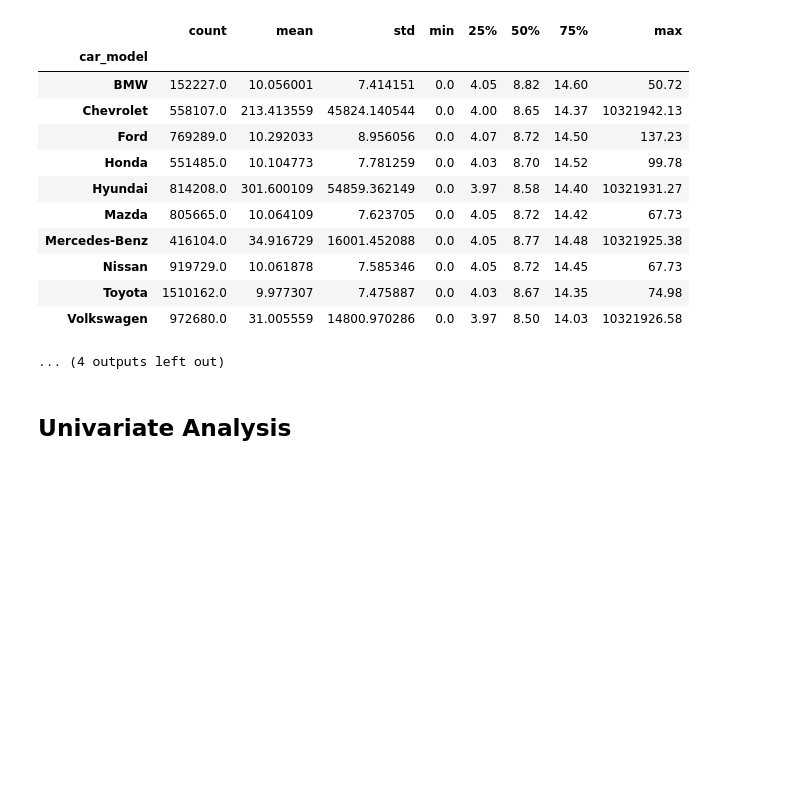
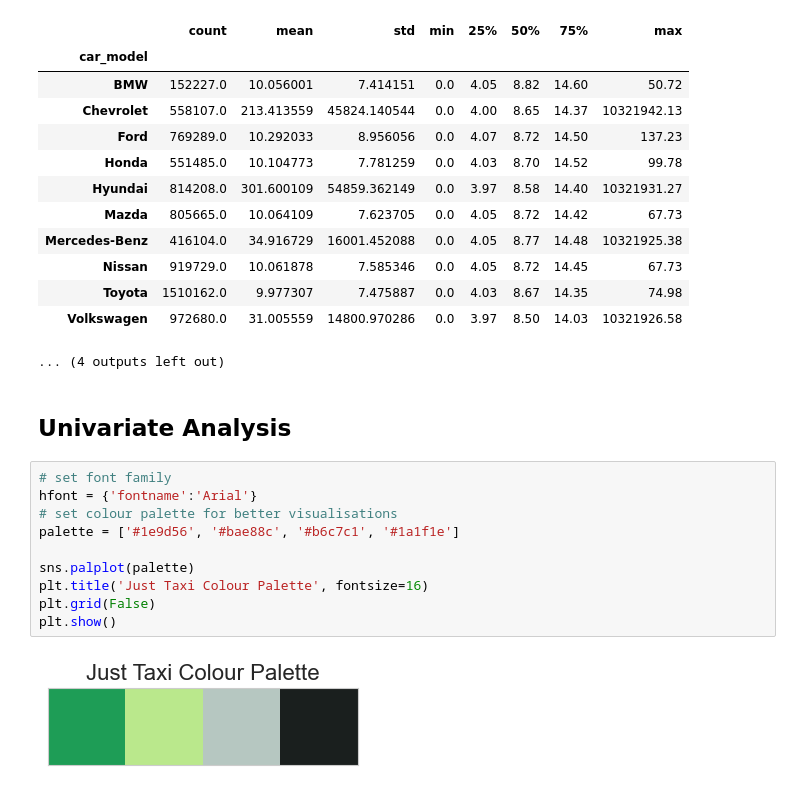
Before and after one commit to timothyckl/Just-Taxi-Analysis, a Jupyter notebook: analysis/eda.ipynb, the cells around one changed output. Cells and saved outputs as stored; diff of their text form; blank space fills up the shorter version.

Commit message:
Update eda notebook with univariate plots

```diff
--- a/analysis/eda.ipynb
+++ b/analysis/eda.ipynb
@@ -351,3 +351,15 @@ Trip duration (m) by car model
 ... (4 outputs left out)
 # %% [markdown]
 ## Univariate Analysis
+# %%
+# set font family
+hfont = {'fontname':'Arial'}
+# set colour palette for better visualisations
+palette = ['#1e9d56', '#bae88c', '#b6c7c1', '#1a1f1e']
+
+sns.palplot(palette)
+plt.title('Just Taxi Colour Palette', fontsize=16)
+plt.grid(False)
+plt.show()
+# %% [output]
+[figure, added]
```
Also changed, not shown: parts of 7 cells of this notebook.
